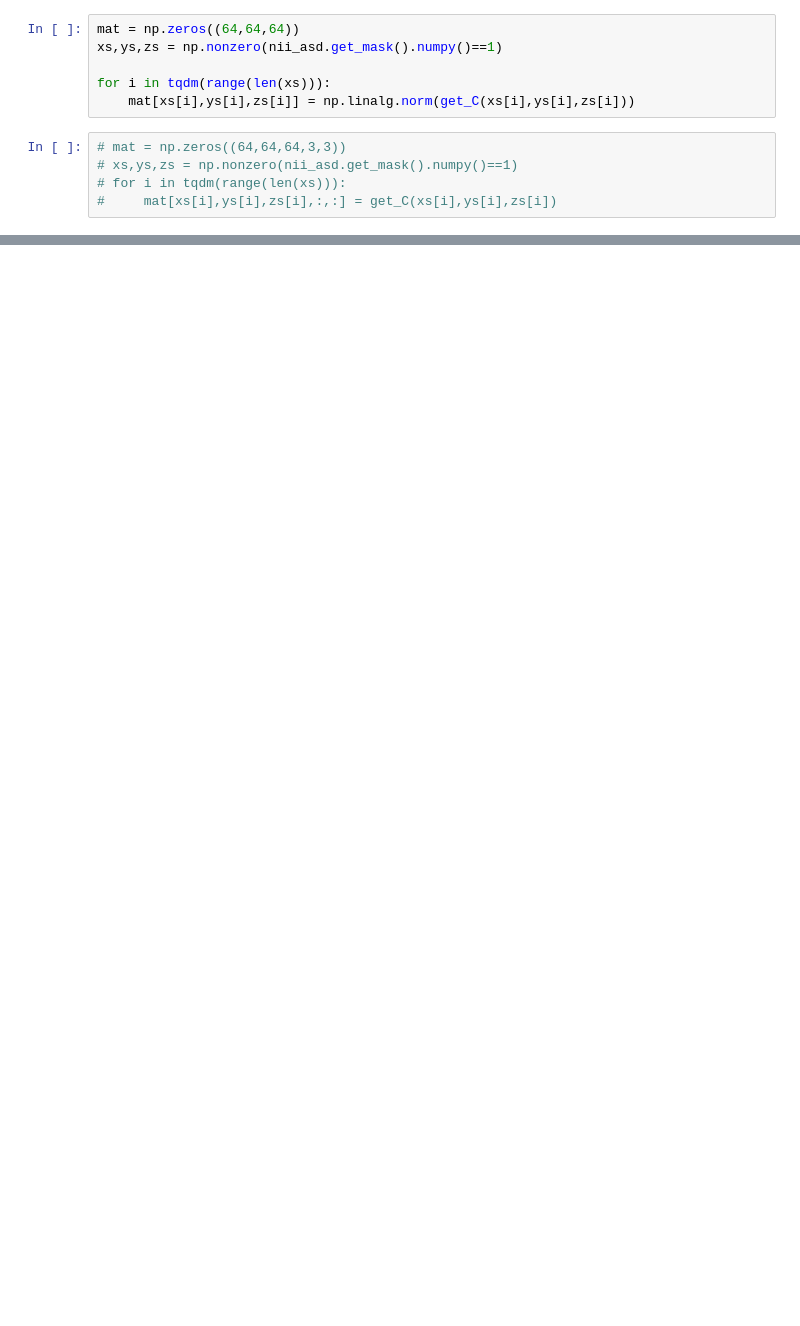
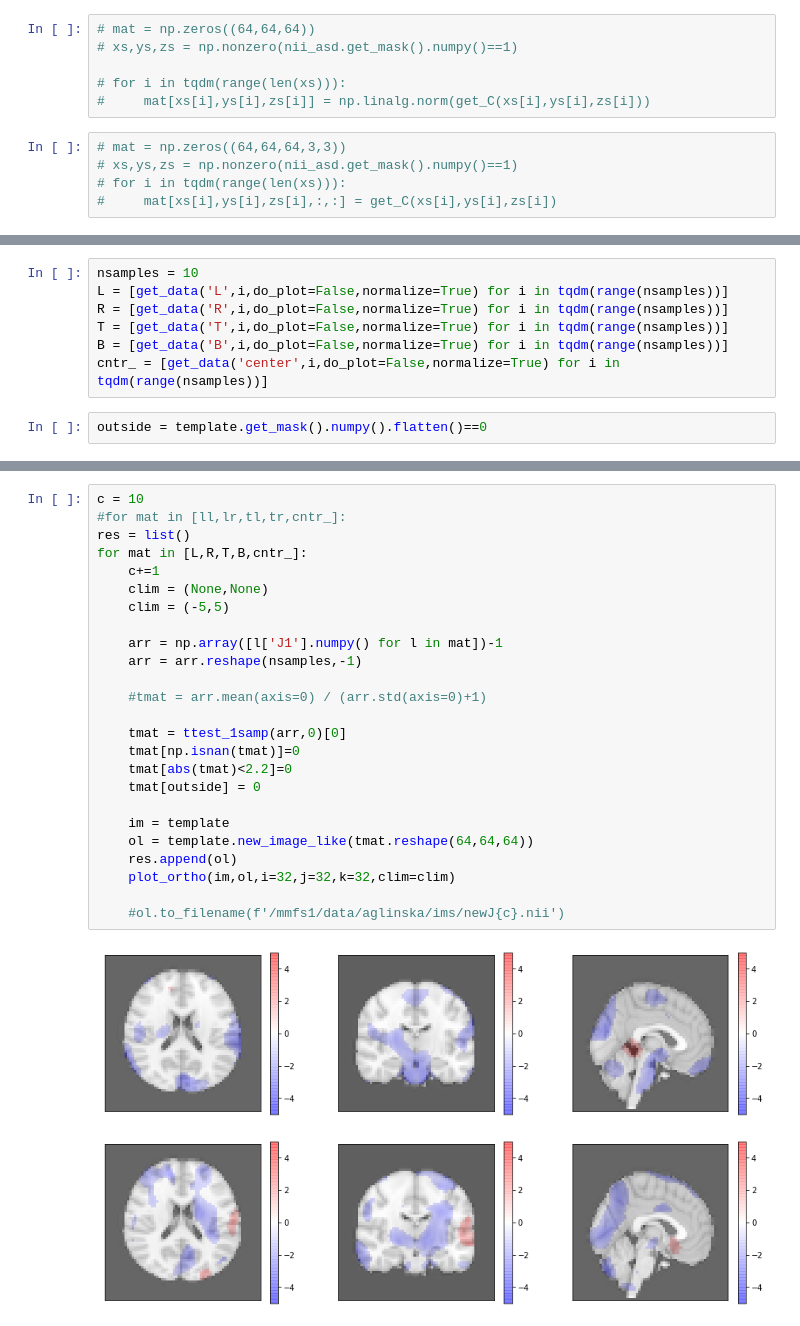
Before and after one commit to Aglinskas/BC-MRI-AE, a Jupyter notebook: Colab Notebooks/VectorFieldsGreenTensors.ipynb, the cells around one changed output, grey strips where cells are left out. Cells and saved outputs as stored; diff of their text form; blank space fills up the shorter version.

```diff
--- a/Colab Notebooks/VectorFieldsGreenTensors.ipynb
+++ b/Colab Notebooks/VectorFieldsGreenTensors.ipynb
@@ -227,11 +258,11 @@ def get_C(x,y,z):
     C = np.matmul(J.transpose(),J)-np.eye(3)
     return C
 # %%
-mat = np.zeros((64,64,64))
-xs,ys,zs = np.nonzero(nii_asd.get_mask().numpy()==1)
+# mat = np.zeros((64,64,64))
+# xs,ys,zs = np.nonzero(nii_asd.get_mask().numpy()==1)
 
-for i in tqdm(range(len(xs))):
-    mat[xs[i],ys[i],zs[i]] = np.linalg.norm(get_C(xs[i],ys[i],zs[i]))
+# for i in tqdm(range(len(xs))):
+#     mat[xs[i],ys[i],zs[i]] = np.linalg.norm(get_C(xs[i],ys[i],zs[i]))
 # %%
 # mat = np.zeros((64,64,64,3,3))
 # xs,ys,zs = np.nonzero(nii_asd.get_mask().numpy()==1)
@@ -279,0 +303,9 @@ plt.hist(J1.numpy().flatten())
+# %%
+nsamples = 10
+L = [get_data('L',i,do_plot=False,normalize=True) for i in tqdm(range(nsamples))]
+R = [get_data('R',i,do_plot=False,normalize=True) for i in tqdm(range(nsamples))]
+T = [get_data('T',i,do_plot=False,normalize=True) for i in tqdm(range(nsamples))]
+B = [get_data('B',i,do_plot=False,normalize=True) for i in tqdm(range(nsamples))]
+cntr_ = [get_data('center',i,do_plot=False,normalize=True) for i in tqdm(range(nsamples))]
+# %%
+outside = template.get_mask().numpy().flatten()==0
@@ -279,0 +316,28 @@ plt.hist(J1.numpy().flatten())
+# %%
+c = 10
+#for mat in [ll,lr,tl,tr,cntr_]:
+res = list()
+for mat in [L,R,T,B,cntr_]:
+    c+=1
+    clim = (None,None)
+    clim = (-5,5)
+
+    arr = np.array([l['J1'].numpy() for l in mat])-1
+    arr = arr.reshape(nsamples,-1)
+
+    #tmat = arr.mean(axis=0) / (arr.std(axis=0)+1)
+
+    tmat = ttest_1samp(arr,0)[0]
+    tmat[np.isnan(tmat)]=0
+    tmat[abs(tmat)<2.2]=0
+    tmat[outside] = 0
+
+    im = template
+    ol = template.new_image_like(tmat.reshape(64,64,64))
+    res.append(ol)
+    plot_ortho(im,ol,i=32,j=32,k=32,clim=clim)
+
+    #ol.to_filename(f'/mmfs1/data/aglinska/ims/newJ{c}.nii')
+# %% [output]
+[figure, added]
+[figure, added]
```
Also changed, not shown: parts of 27 cells of this notebook, 14 other files.
